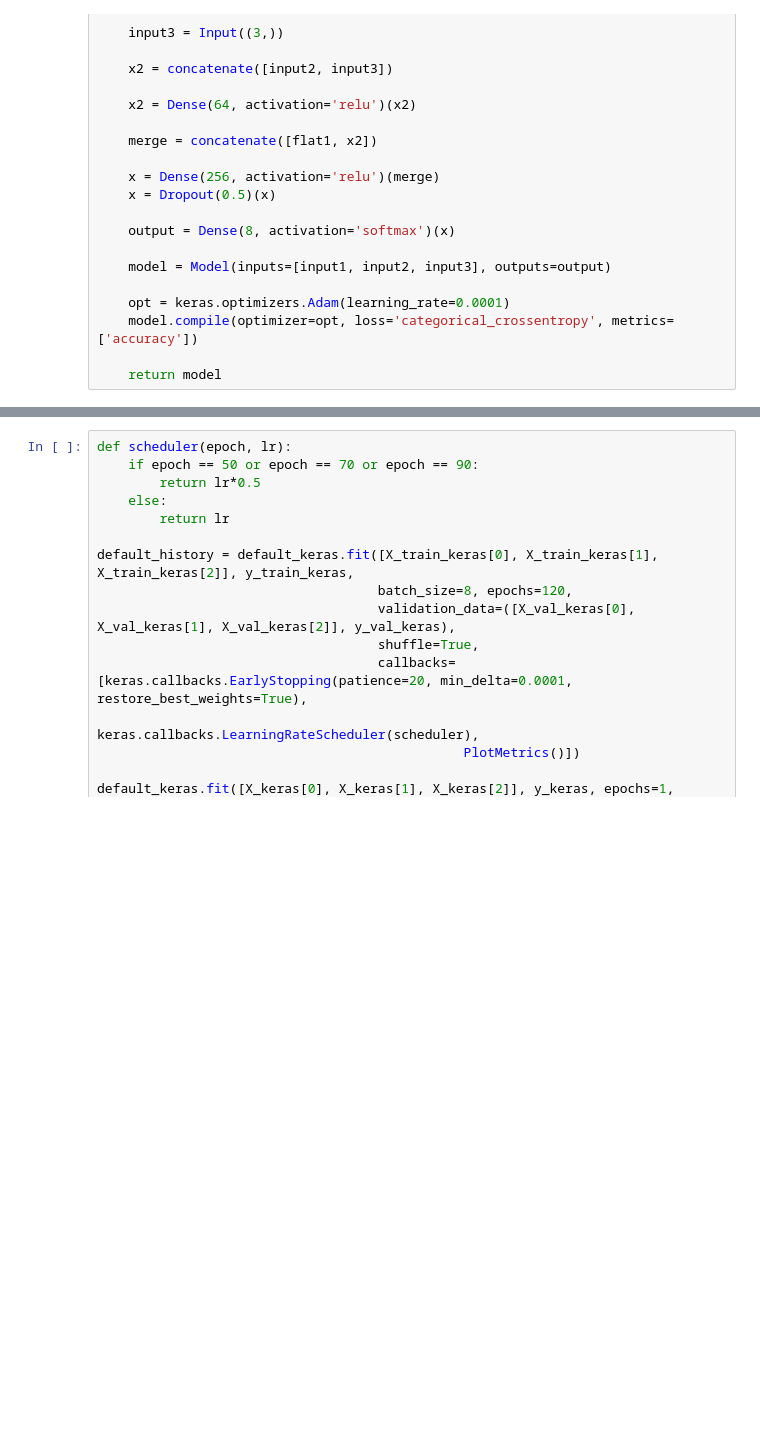
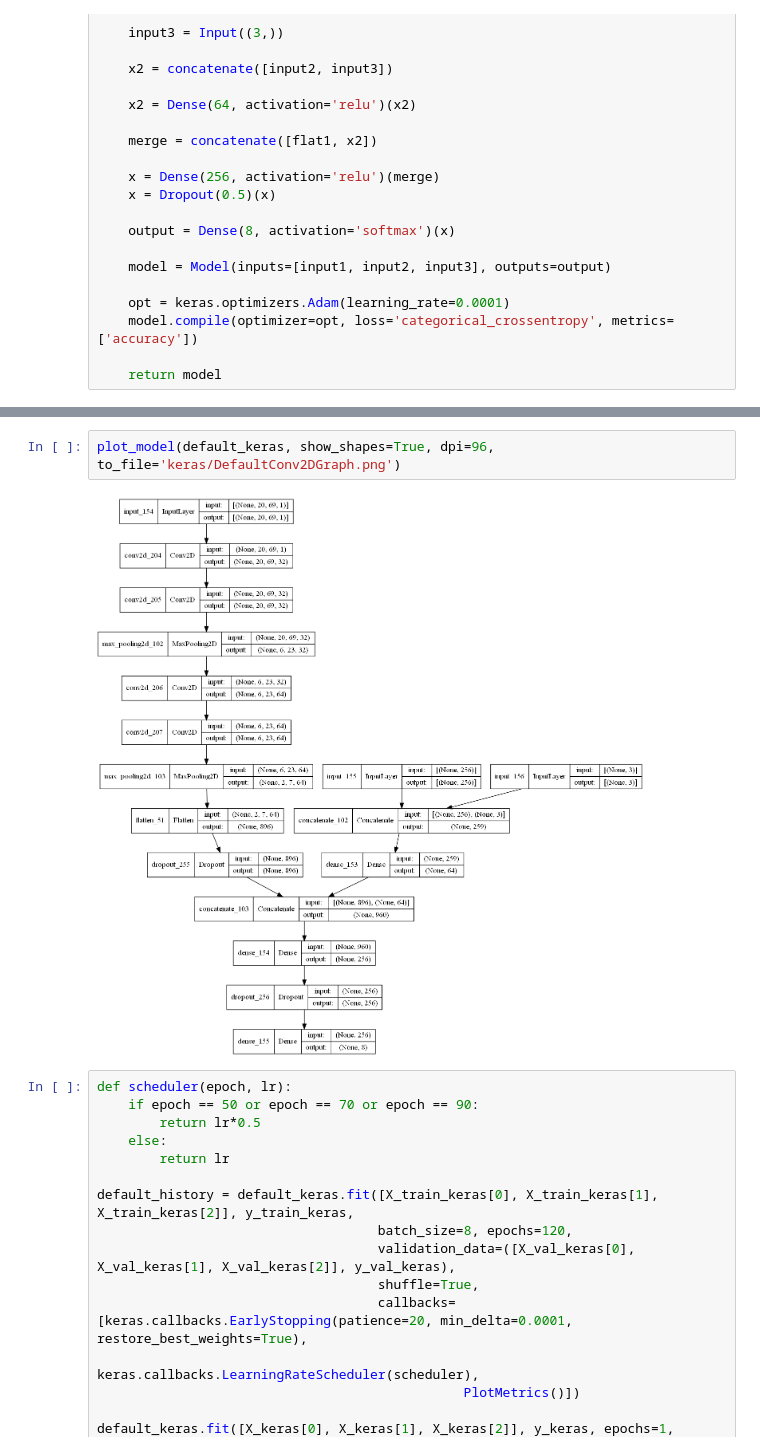
Before and after one commit to TuomasKuutsa/Emotion-classifier-project, a Jupyter notebook: EmotionClassification.ipynb, the cells around one changed output, grey strips where cells are left out. Saved outputs shown, nothing was run; the diff lists cells and outputs as text; blank space fills up the shorter version.

Commit message:
added graphs

```diff
--- a/EmotionClassification.ipynb
+++ b/EmotionClassification.ipynb
@@ -648,6 +657,10 @@ Total params: 329,704
 Trainable params: 329,704
 Non-trainable params: 0
 __________________________________________________________________________________________________
+# %%
+plot_model(default_keras, show_shapes=True, dpi=96, to_file='keras/DefaultConv2DGraph.png')
+# %% [output]
+[figure, added]
 # %%
 def scheduler(epoch, lr):
     if epoch == 50 or epoch == 70 or epoch == 90:
```
Also changed, not shown: parts of 3 cells of this notebook, 2 other files.
